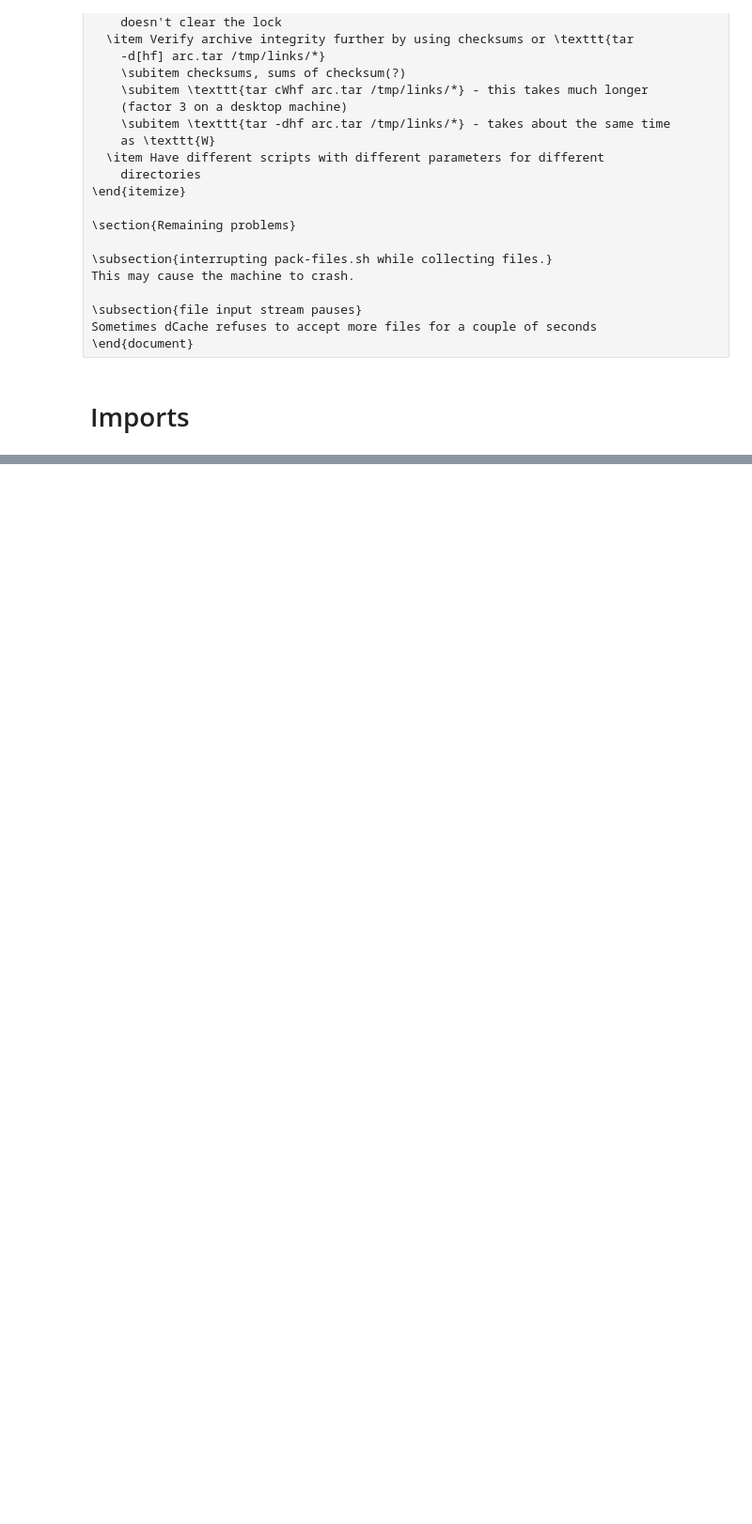
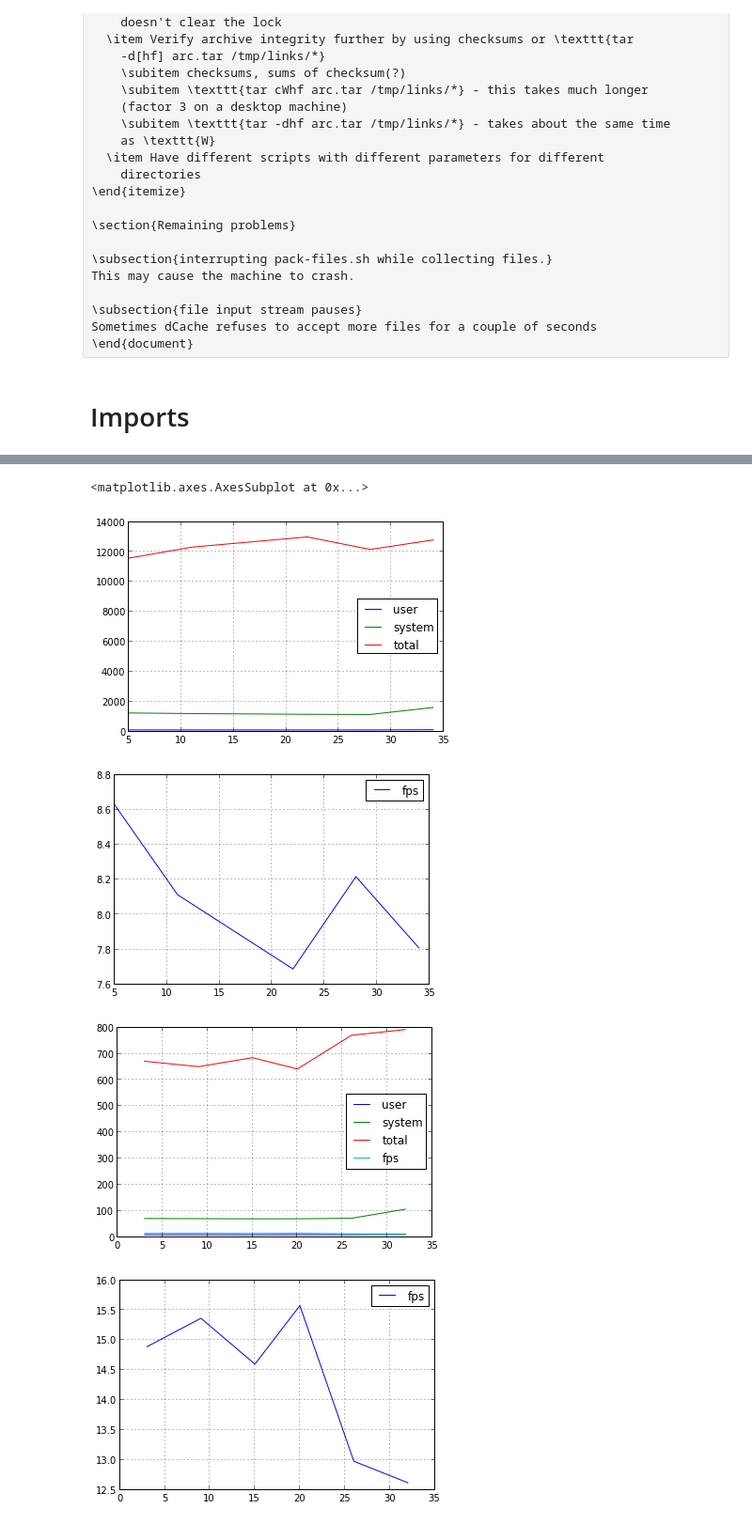
Before and after one commit to svemeyer/SmallFiles, a Jupyter notebook: src/ipy/SmallFiles.ipynb, the cells around one changed output, grey strips where cells are left out. Shown: that part at 94% size. Cells and saved outputs as stored; diff of their text form; code cells hidden in the pictures; blank space fills up the shorter version.

Commit message:
add charts to notebook + time measurements

```diff
--- a/src/ipy/SmallFiles.ipynb
+++ b/src/ipy/SmallFiles.ipynb
@@ -616,0 +598,24 @@ findres.
+# %%
+import numpy as np
+import pandas as pd
+import matplotlib.pyplot as plt
+
+createres = pd.io.parsers.read_csv('create.csv', header=0)
+findres = pd.io.parsers.read_csv('find.csv',header=0)
+lsres = pd.io.parsers.read_csv('ls.csv', header=0)
+statres = pd.io.parsers.read_csv('stat.csv', header=0)
+writeres = pd.io.parsers.read_csv('write.csv', header=0)
+readres = pd.io.parsers.read_csv('read.csv', header=0)
+# pathofres = pd.io.parsers.read_csv('pathof.csv', header=0)
+# tarres = ps.io.parsers.read_csv('tar.csv', header=0)
+# zipres = ps.io.parsers.read_csv('zip.csv', header=0)
+
+results = { 'create' : createres, 'find' : findres, 'ls' : lsres, 'stat' : statres, 'write' : writeres, 'read' : readres }
+
+for op in results.keys():
+    df = results[op]
+    df['op'] = op
+    df = df[(df['file_size'] < 2000000)]
+    df['fps'] = df['file_count'] / df['total']
+    df['bps'] = df['fps'] * df['file_size']
+    results[op] = df
@@ -616,0 +632,18 @@ findres.
+# %%
+createres = results['create']
+# %%
+c100000 = createres[(createres['file_count'] == 100000)]
+c10000  = createres[(createres['file_count'] == 10000)]
+c1000  = createres[(createres['file_count'] == 1000)]
+c100000[['user', 'system', 'total']].plot()
+c100000[['fps']].plot()
+c10000[['user', 'system', 'total', 'fps']].plot()
+c10000[['fps']].plot()
+c1000[['user', 'system', 'total','fps']].plot()
+c1000[['fps']].plot()
+# %% [output]
+<matplotlib.axes.AxesSubplot at 0x...>
+[figure, added]
+[figure, added]
+[figure, added]
+[figure, added]
```
Also changed, not shown: parts of 11 cells of this notebook, 6 other files.
